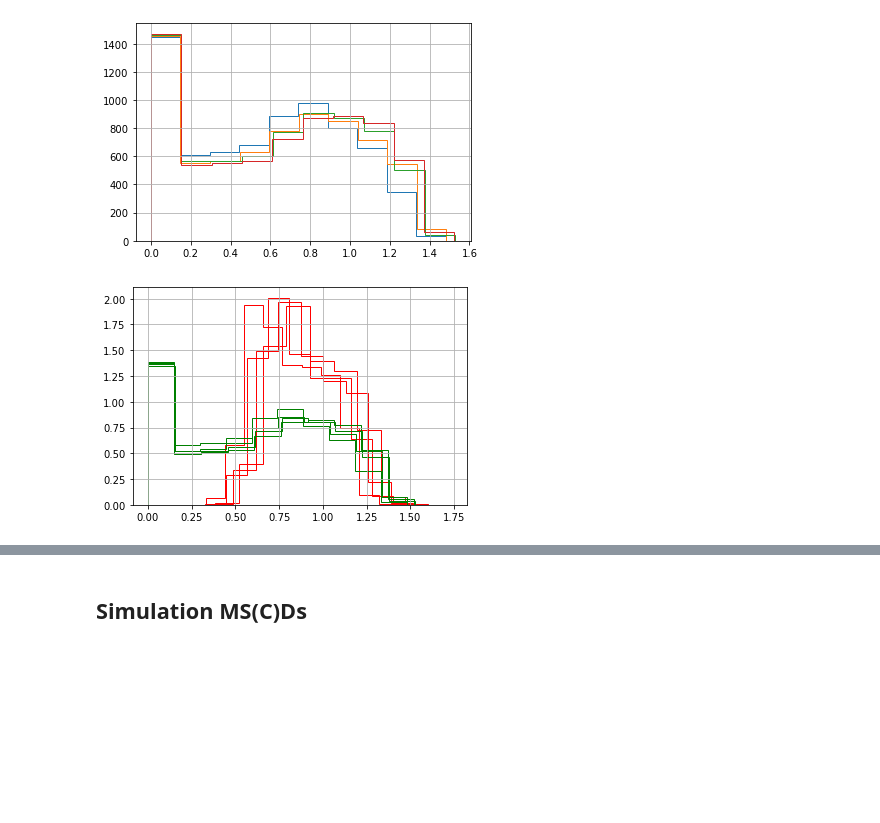
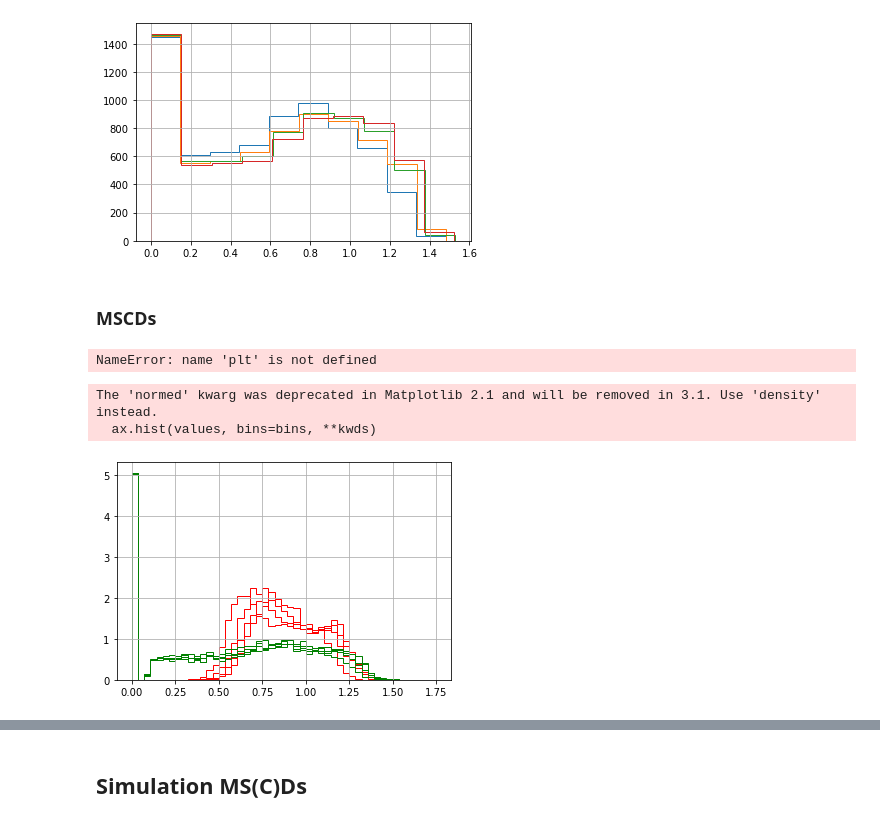
Before and after one commit to brunobeltran/multi_locus_analysis, a Jupyter notebook: doc/source/ms(c)d.ipynb, the cells around one changed output, grey strips where cells are left out. Drawn from its saved outputs; the diff is of its cells as text; code cells hidden in the pictures; blank space fills up the shorter version.

Commit message:
SIMS: burgess simulations

```diff
--- a/doc/source/ms(c)d.ipynb
+++ b/doc/source/ms(c)d.ipynb
@@ -13,0 +18,2 @@ from multi_locus_analysis.examples.burgess import msds
+# %%
+msds = pd.read_csv(burgess.burgess_dir / Path('msds_vel_double_counted.csv'))
@@ -32,3 +40,6 @@ for d, m in abs_msd.groupby('delta')['mean']:
     np.sqrt(m).hist(histtype='step')
 # %% [output]
 [figure]
+# %%
+for d, m in abs_msd.groupby('delta')['mean']:
+    m.hist(histtype='step')
@@ -41,10 +54,32 @@ for d, m in mscds.groupby('delta')['mean']:
     np.sqrt(m).hist(histtype='step')
 # %% [output]
 [figure]
+# %% [markdown]
+### MSCDs
+# %%
+plt.figure()
+cmap =  mpl.cm.get_cmap('viridis')
+cnorm = mpl.colors.Normalize(vmin=0, vmax=6)
+for d, m in mscds.groupby(['locus', 'meiosis', 'delta'])['mean']:
+    if d[0] != 'URA3':
+        continue
+    if d[2] != 120:
+        continue
+    if d[1] not in ['t0', 't3', 't4', 't5', 't6']:
+        continue
+    m.hist(histtype='step', normed=1, bins=np.linspace(0, 2.5, 50), color=cmap(cnorm(int(d[1][1]))))
+    plt.title(d[1])
+    plt.yscale('log')
+#     plt.xscale('log')
+    plt.ylim([0.02, 10])
+# %% [output]
+NameError: name 'plt' is not defined
 # %%
 for d, m in abs_msd.groupby('delta')['mean']:
-    np.sqrt(m).hist(histtype='step', color='r', normed=1)
+    np.sqrt(m).hist(histtype='step', color='r', normed=1, bins=np.linspace(0, 1.75, 50))
 for d, m in mscds.groupby('delta')['mean']:
-    np.sqrt(m).hist(histtype='step', color='g', normed=1)
+    np.sqrt(m).hist(histtype='step', color='g', normed=1, bins=np.linspace(0, 1.75, 50))
 # %% [output]
+The 'normed' kwarg was deprecated in Matplotlib 2.1 and will be removed in 3.1. Use 'density' instead.
+  ax.hist(values, bins=bins, **kwds)
-[figure, old version]
+[figure, new version]
```
Also changed, not shown: parts of 15 cells of this notebook, 1 other file.
